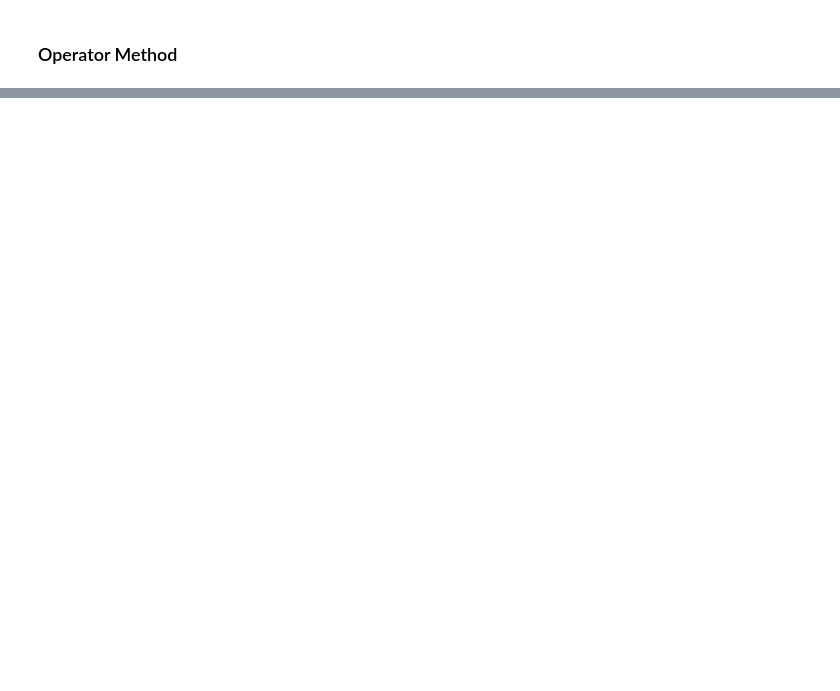
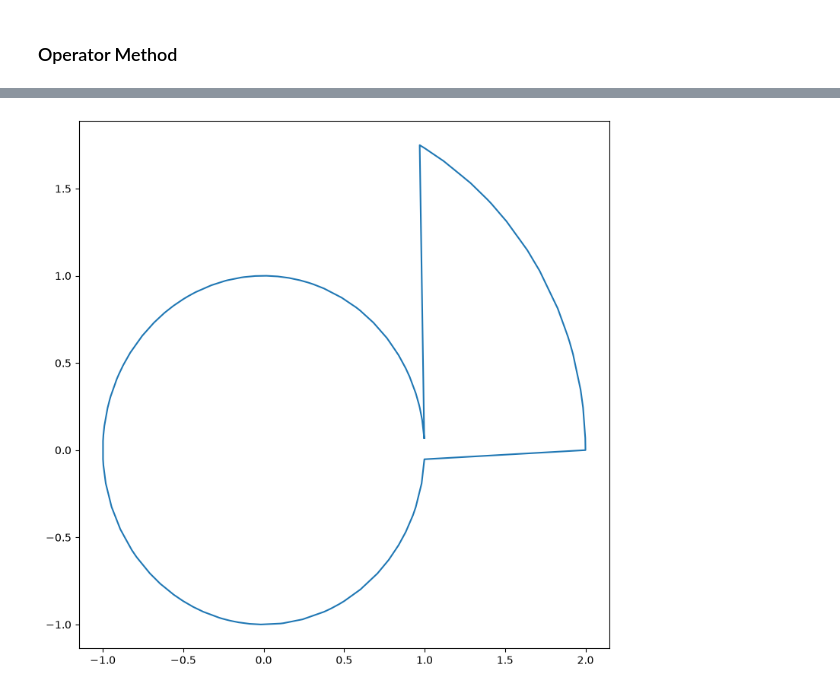
Before and after one commit to Tortugellini/fivetwo, a Jupyter notebook: notebooks/shuffling_cards.ipynb, the cells around one changed output, grey strips where cells are left out. Saved outputs shown, nothing was run; the diff lists cells and outputs as text; code cells hidden in the pictures; blank space fills up the shorter version.

```diff
--- a/notebooks/shuffling_cards.ipynb
+++ b/notebooks/shuffling_cards.ipynb
@@ -199,0 +78,30 @@ LINESTRING (1 1, 1 8, 5 8, 4 8, 8 8, 1 8, 8 3, 4 1, 8 2, 1 8, 1 3, 1 2, 1 8, 4 8
+# %%
+def polygonal_representation(cards: list):
+    """
+    Returns a list of points that represent the polygonal shape of the state of cards.
+    """
+
+    theta = 0
+    r = 1
+    x_points, y_points = [], []
+    for card in cards:
+        theta += card * (np.pi / 180)
+        if theta >= 2 * np.pi:
+            r += 1
+            theta = 0
+        x_points.append(r * np.cos(theta))
+        y_points.append(r * np.sin(theta))
+
+    # Adding the first point to close the set.
+    x_points.append(x_points[0])
+    y_points.append(y_points[0])
+
+    return x_points, y_points
+
+x, y = polygonal_representation(new_state)
+plt.figure(figsize=(9,9))
+# plt.plot(np.diff(x), np.diff(y), '.')
+plt.plot(x, y)
+plt.show()
+# %% [output]
+[figure, added]
```
Also changed, not shown: parts of 35 cells of this notebook.
